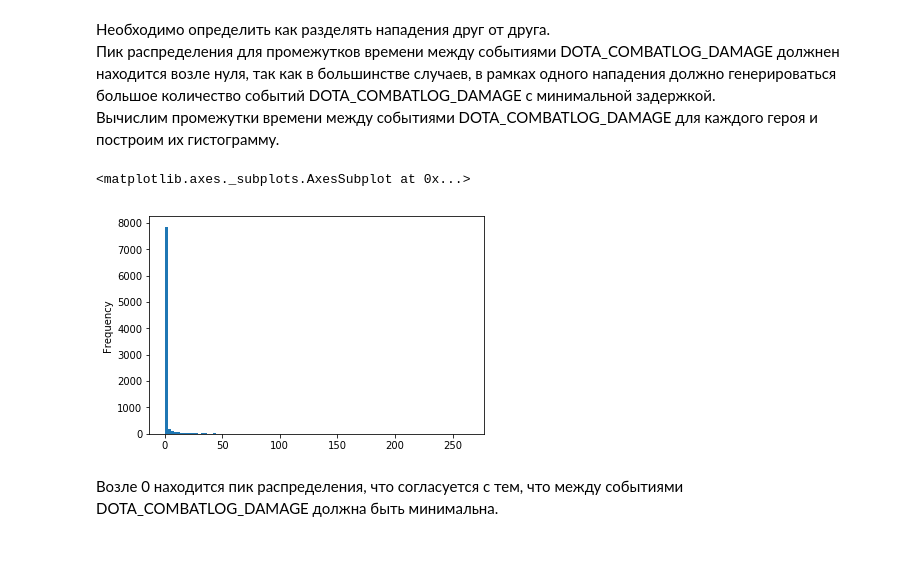
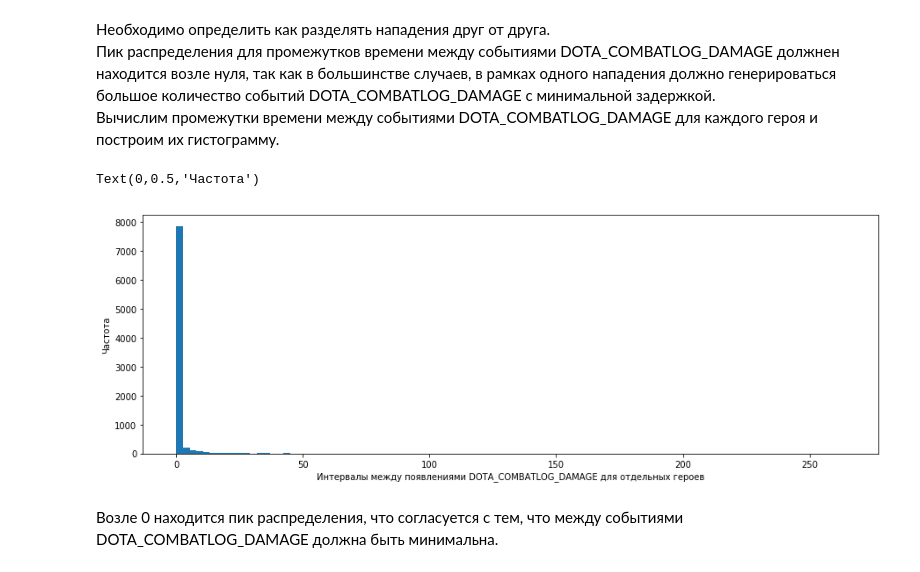
Before and after one commit to UladzislauSafronau/analyze-dota-match, a Jupyter notebook: test-tasks.ipynb, the cells around one changed output. Drawn from its saved outputs; the diff is of its cells as text; code cells hidden in the pictures.

```diff
--- a/test-tasks.ipynb
+++ b/test-tasks.ipynb
@@ -470,19 +463,21 @@ combatlog_data  = data[data.type=="DOTA_COMBATLOG_DAMAGE"].dropna(axis=1)
 # %%
 target_heroes_names = heroes_death_log.targetname.unique()
 kill_stats = []
 time_diffs = []
 
 for hero in target_heroes_names:
     hero_combatlog = combatlog_data[combatlog_data.targetname==hero]
     combat_time = hero_combatlog.time.as_matrix()
     for j in range(len(combat_time)-1):
         time_diffs.append(combat_time[j+1] - combat_time[j])
 
 time_diffs = pd.Series(time_diffs)
-time_diffs.plot.hist(bins=100)
+ax = time_diffs.plot.hist(bins=100,figsize=(15,5))
+ax.set_xlabel("Интервалы между появлениями DOTA_COMBATLOG_DAMAGE для отдельных героев")
+ax.set_ylabel("Частота")
 # %% [output]
-<matplotlib.axes._subplots.AxesSubplot at 0x...>
+Text(0,0.5,'Частота')
-[figure, old version]
+[figure, new version]
 # %% [markdown]
 Возле 0 находится пик распределения, что согласуется с тем, что между событиями DOTA_COMBATLOG_DAMAGE должна быть минимальна.
 # %%
```
Also changed, not shown: parts of 14 cells of this notebook.
